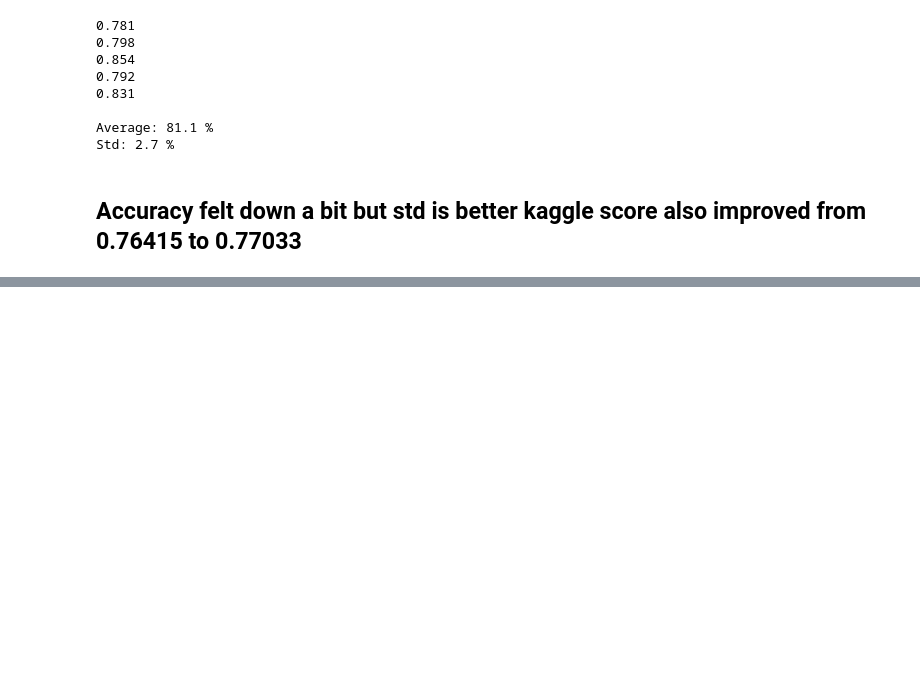
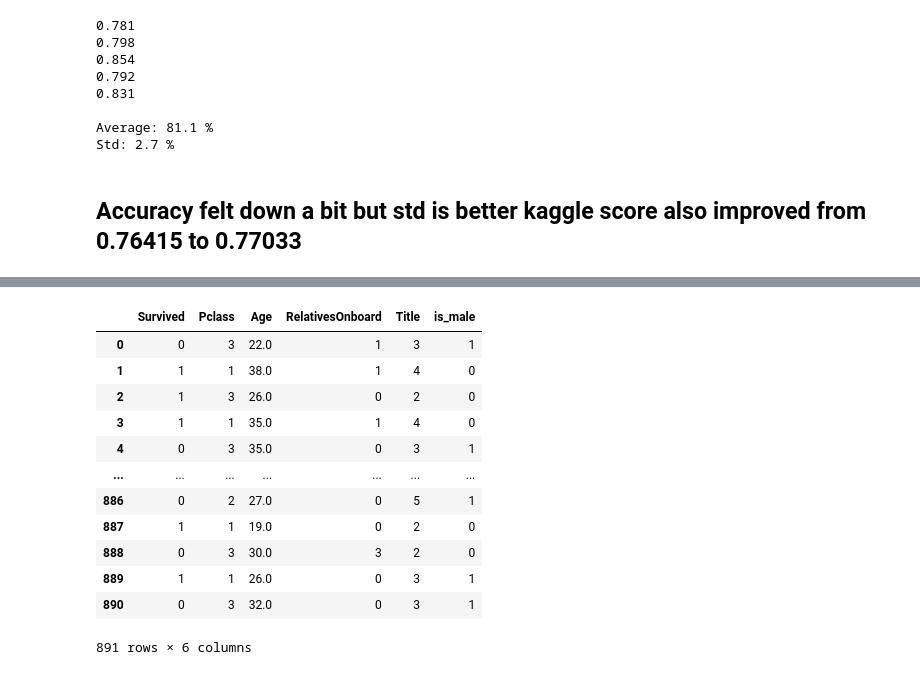
Before and after one commit to minio999-kaggle/titanic, a Jupyter notebook: playground/preprocesing_update.ipynb, the cells around one changed output, grey strips where cells are left out. Drawn from its saved outputs; the diff is of its cells as text; code cells hidden in the pictures; blank space fills up the shorter version.

```diff
--- a/playground/preprocesing_update.ipynb
+++ b/playground/preprocesing_update.ipynb
@@ -287,0 +275,19 @@ x
+# %%
+label_encoder = LabelEncoder()
+df['Title'] = label_encoder.fit_transform(df['Title'])
+# %%
+df
+# %% [output]
+|  | Survived | Pclass | Age | RelativesOnboard | Title | is_male |
+| 0 | 0 | 3 | 22.0 | 1 | 3 | 1 |
+| 1 | 1 | 1 | 38.0 | 1 | 4 | 0 |
+| 2 | 1 | 3 | 26.0 | 0 | 2 | 0 |
+| 3 | 1 | 1 | 35.0 | 1 | 4 | 0 |
+| 4 | 0 | 3 | 35.0 | 0 | 3 | 1 |
+| ... | ... | ... | ... | ... | ... | ... |
+| 886 | 0 | 2 | 27.0 | 0 | 5 | 1 |
+| 887 | 1 | 1 | 19.0 | 0 | 2 | 0 |
+| 888 | 0 | 3 | 30.0 | 3 | 2 | 0 |
+| 889 | 1 | 1 | 26.0 | 0 | 3 | 1 |
+| 890 | 0 | 3 | 32.0 | 0 | 3 | 1 |
+891 rows × 6 columns
```
Also changed, not shown: parts of 14 cells of this notebook.
